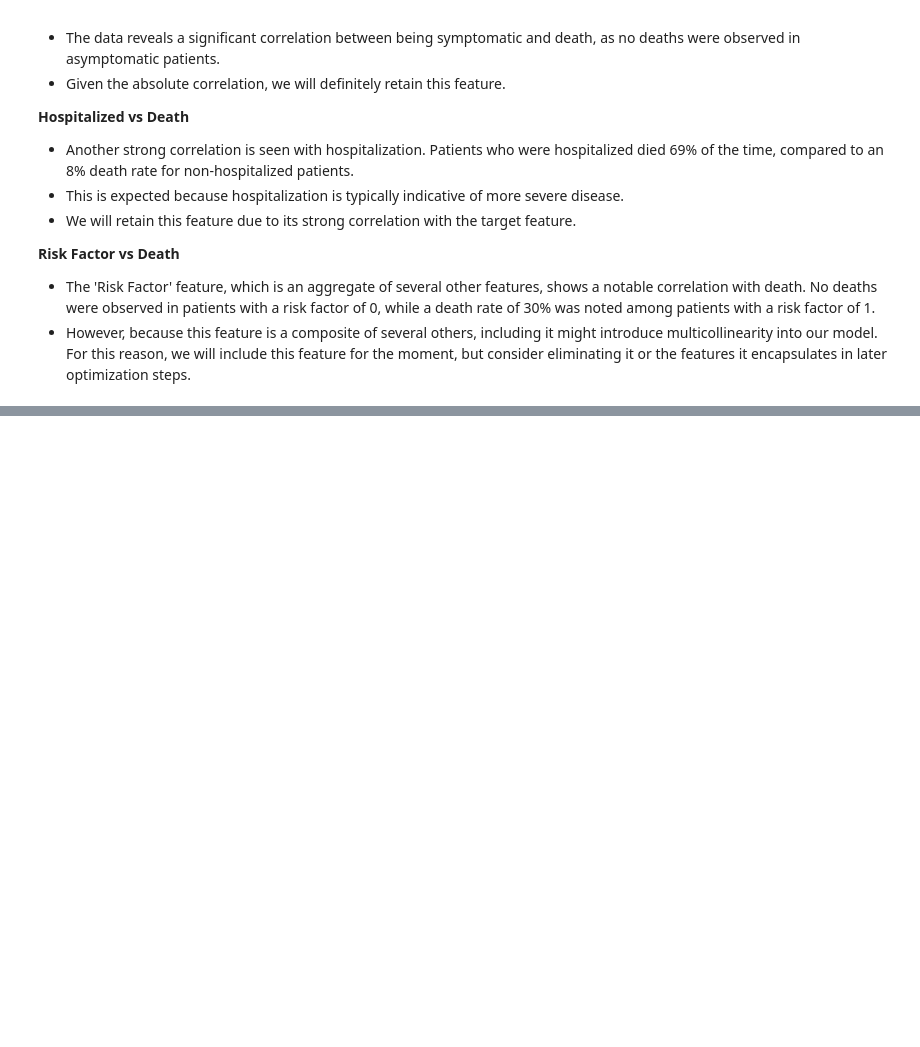
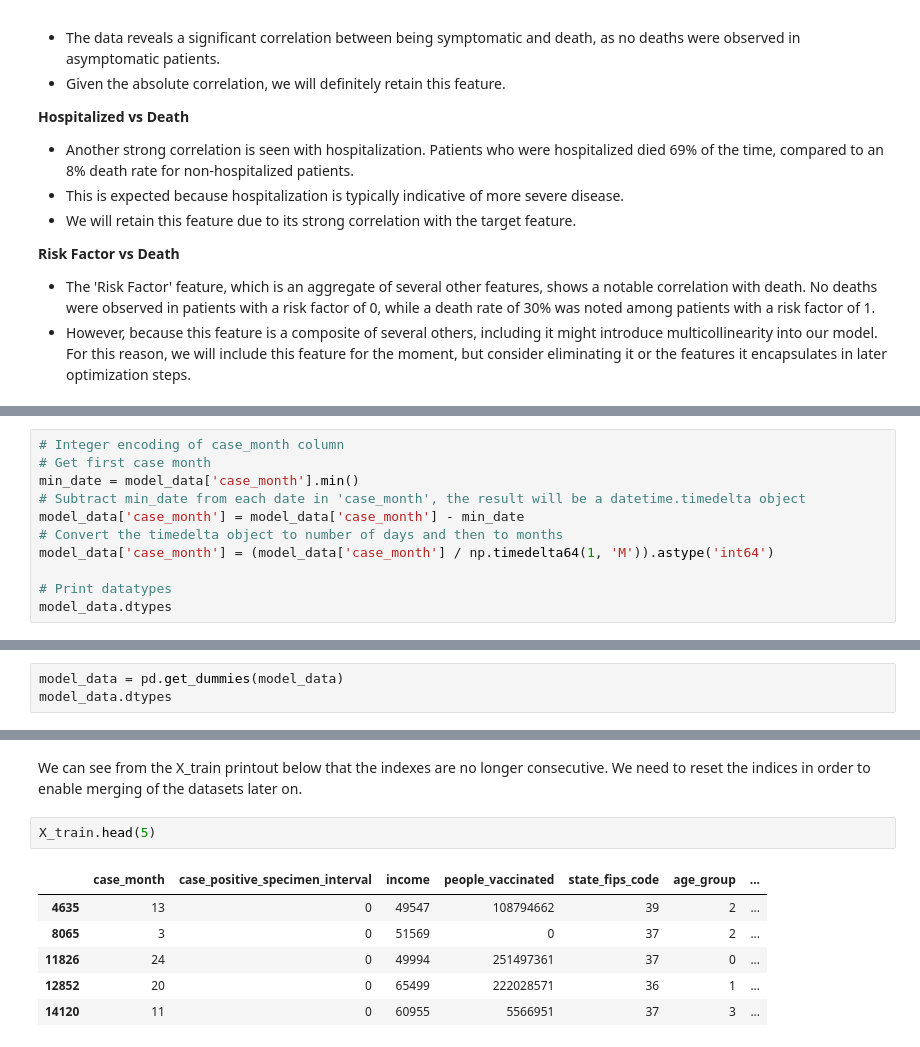
Before and after one commit to tlopesx/Assignment-2, a Jupyter notebook: 22202398_Submission/22202398-Homework2-Notebook.ipynb, the cells around one changed output, grey strips where cells are left out. Cells and saved outputs as stored; diff of their text form; blank space fills up the shorter version.

```diff
--- a/22202398_Submission/22202398-Homework2-Notebook.ipynb
+++ b/22202398_Submission/22202398-Homework2-Notebook.ipynb
@@ -1055,0 +1052,11 @@ The stacked bar charts seem to be better indicators of relationships between the
+# %%
+# Integer encoding of case_month column
+# Get first case month
+min_date = model_data['case_month'].min()
+# Subtract min_date from each date in 'case_month', the result will be a datetime.timedelta object
+model_data['case_month'] = model_data['case_month'] - min_date
+# Convert the timedelta object to number of days and then to months
+model_data['case_month'] = (model_data['case_month'] / np.timedelta64(1, 'M')).astype('int64')
+
+# Print datatypes
+model_data.dtypes
@@ -1055,0 +1080,3 @@ The stacked bar charts seem to be better indicators of relationships between the
+# %%
+model_data = pd.get_dummies(model_data)
+model_data.dtypes
@@ -1055,0 +1183,11 @@ The stacked bar charts seem to be better indicators of relationships between the
+# %% [markdown]
+We can see from the X_train printout below that the indexes are no longer consecutive. We need to reset the indices in order to enable merging of the datasets later on.
+# %%
+X_train.head(5)
+# %% [output]
+|  | case_month | case_positive_specimen_interval | income | people_vaccinated | state_fips_code | age_group | ... |
+| 4635 | 13 | 0 | 49547 | 108794662 | 39 | 2 | ... |
+| 8065 | 3 | 0 | 51569 | 0 | 37 | 2 | ... |
+| 11826 | 24 | 0 | 49994 | 251497361 | 37 | 0 | ... |
+| 12852 | 20 | 0 | 65499 | 222028571 | 36 | 1 | ... |
+| 14120 | 11 | 0 | 60955 | 5566951 | 37 | 3 | ... |
```
Also changed, not shown: parts of 113 cells of this notebook, 2 other files.
